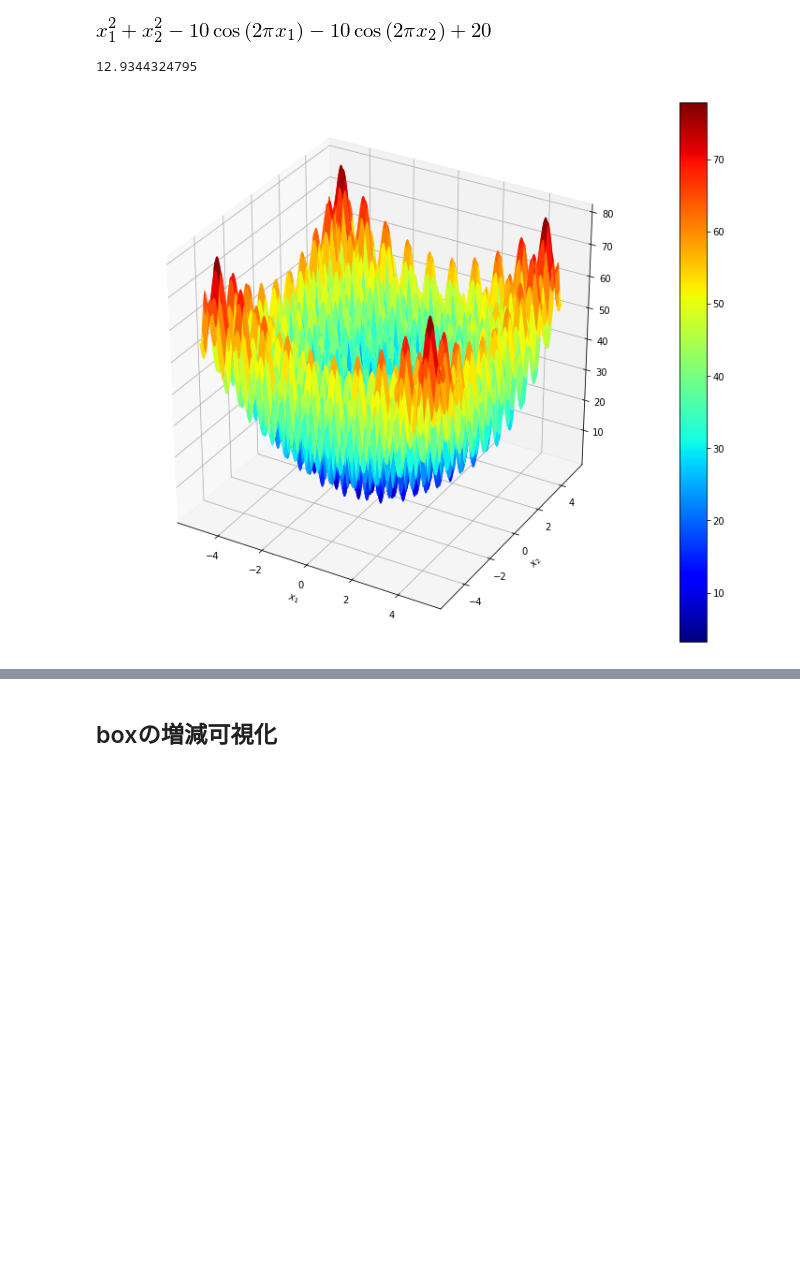
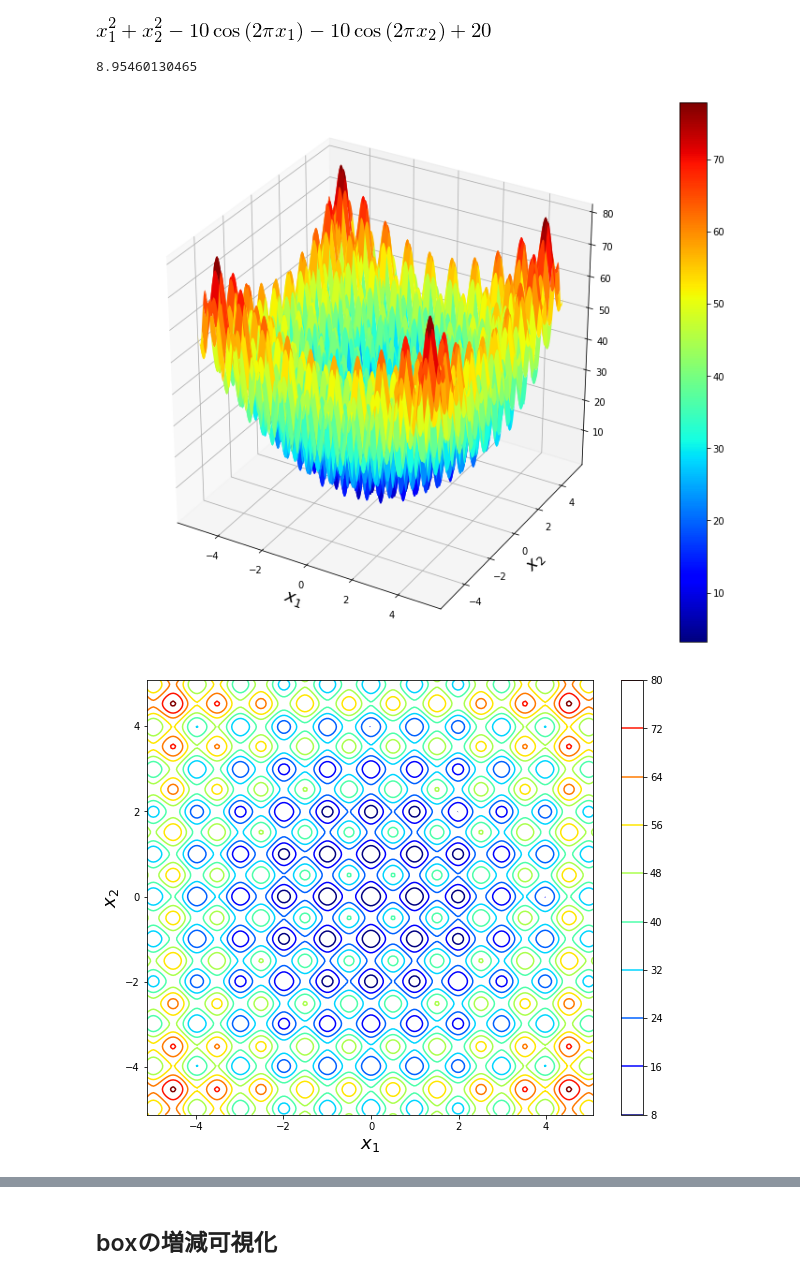
Before and after one commit to tkda-h3/interval-newton-method, a Jupyter notebook: rastrigin-function-optimization.ipynb, the cells around one changed output, grey strips where cells are left out. Saved outputs shown, nothing was run; the diff lists cells and outputs as text; code cells hidden in the pictures; blank space fills up the shorter version.

```diff
--- a/rastrigin-function-optimization.ipynb
+++ b/rastrigin-function-optimization.ipynb
@@ -1,6 +1,13 @@
 # %%
 %matplotlib inline
 from IPython.core.display import display
+
+import pylab as plot
+params = {
+    'legend.fontsize': 18,
+    'axes.labelsize': 18,
+}
+plot.rcParams.update(params)
 
 from mpl_toolkits.mplot3d import Axes3D
 import matplotlib.pyplot as plt
@@ -60,35 +67,44 @@ nelder = NelderMead(np_func, points)
 local_minima = np.inf
 
 x = np.arange(low, high, 0.05)
 y = np.arange(low, high, 0.05)
 X, Y = np.meshgrid(x, y)
 args_list =  np.array([X.flatten(), Y.flatten()]).T[:, :, np.newaxis].tolist()
 Z = np.array([np_func(_args) for _args in args_list]).reshape(X.shape)
 
 #nelder.save_figs(X, Y, Z, points_history)
 
 points_histories = []
 for i in range(1):
     points = np.random.uniform(low=low, high=high, size=(3,2))
     nelder = NelderMead(np_func, points)
     _local_minima, points_history = nelder.run(50)
     points_histories.append(points_history)
     local_minima = min(local_minima, _local_minima)
 points_histories = np.array(points_histories)
 print local_minima
 
 #nelder.save_multi_points_figs(X, Y, Z, points_histories)
 
 fig = plt.figure(figsize=(10,8))
 ax = Axes3D(fig)
 surf = ax.plot_surface(X,Y,Z, rstride=3, cstride=5, cmap=cm.jet, linewidth=1)
 fig.colorbar(surf)
 plt.xlabel('$x_1$')
 plt.ylabel('$x_2$')
 plt.show()
+
+
+fig = plt.figure(figsize=(10, 8))
+plt.xlabel('$x_1$')
+plt.ylabel('$x_2$')
+im =plt.contour(X, Y, Z, 10, shading='gouraud',cstride=5, cmap=cm.jet)
+fig.colorbar(im)
+local_min = 1.78e-15
 # %% [output]
-12.9344324795
+8.95460130465
-[figure, old version]
+[figure, new version]
+[figure, added]
 # %%
 f, df, ddf = get_f_df_ddf_from_symbol_representation(f_expr, args)
 # %%
```
Also changed, not shown: parts of 3 cells of this notebook, 6 other files.
